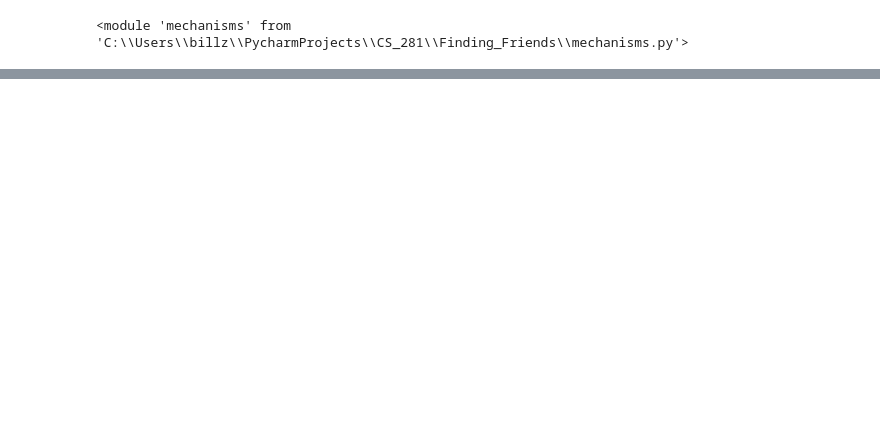
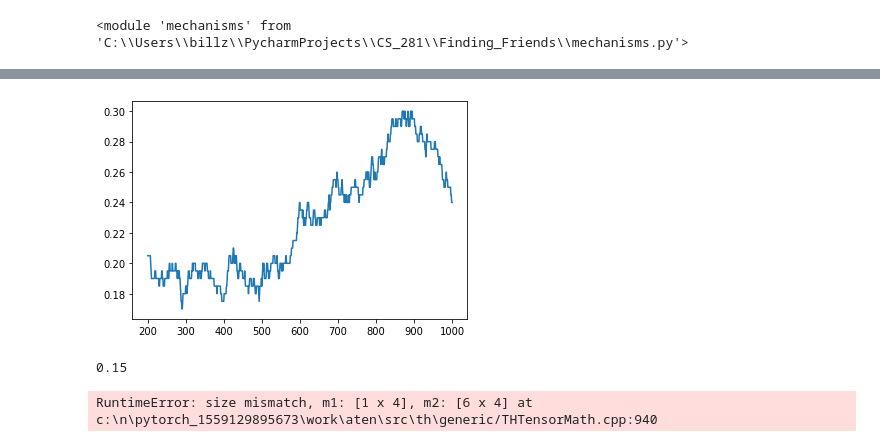
Before and after one commit to bzhang42/Finding_Friends, a Jupyter notebook: dq_agent_train.ipynb, the cells around one changed output, grey strips where cells are left out. Drawn from its saved outputs; the diff is of its cells as text; code cells hidden in the pictures; blank space fills up the shorter version.

```diff
--- a/dq_agent_train.ipynb
+++ b/dq_agent_train.ipynb
@@ -160,12 +160,13 @@ NUM_PLAYERS = 5
 BASE_LVL = 0
 LVL_CAP = 10
 WIN_PROB = 0.4
+SAMPLE = mechanisms.sample_poisson
 
 AVG_INT = 100
 
 REWARD_TYPE = "WINNERTAKEALL" # options: WINNERTAKEALL, PROPORTIONAL, RANKED
 
-ff_mech = mechanisms.Baseline_Mechanism(num_players=NUM_PLAYERS, p=WIN_PROB)
+ff_mech = mechanisms.Baseline_Mechanism(num_players=NUM_PLAYERS, sample=SAMPLE, p=WIN_PROB)
 
 input_dim = ff_mech.input_dim()
 output_dim = ff_mech.output_dim()
@@ -182,8 +183,8 @@ target_net.load_state_dict(policy_net.state_dict())
 target_net.eval()
 
 # optimizer = optim.Adam(policy_net.parameters(), lr=1e-2)
-optimizer = optim.RMSprop(policy_net.parameters())
-# optimizer = optim.SGD(policy_net.parameters(), lr=1e-2, momentum=0.9)
+# optimizer = optim.RMSprop(policy_net.parameters())
+optimizer = optim.SGD(policy_net.parameters(), lr=1e-1, momentum=0.9)
 
 steps_done = 0
 
@@ -297,6 +302,20 @@ plt.show()
+# %%
+window = 200
+
+wins = torch.tensor(episode_scores) >= LVL_CAP
+wins = wins.unfold(0, window, 1).sum(1)
+wins = wins.type(torch.FloatTensor)
+plt.plot(np.arange(window, window+len(wins)), (wins / window).numpy())
+plt.show()
+# %% [output]
+[figure, added]
 # %%
-window = episode_scores[-200:]
-sum(np.array(window) == LVL_CAP) / len(window)
+window = episode_scores[-100:]
+sum(np.array(window) >= LVL_CAP) / len(window)
+# %% [output]
+0.15
 # %%
 state = [10., 9., 8., 9.]
 target_net(torch.tensor(state))
+# %% [output]
+RuntimeError: size mismatch, m1: [1 x 4], m2: [6 x 4] at c:\n\pytorch_1559129895673\work\aten\src\th\generic/THTensorMath.cpp:940
```
Also changed, not shown: parts of 1 cell of this notebook, 3 other files.
